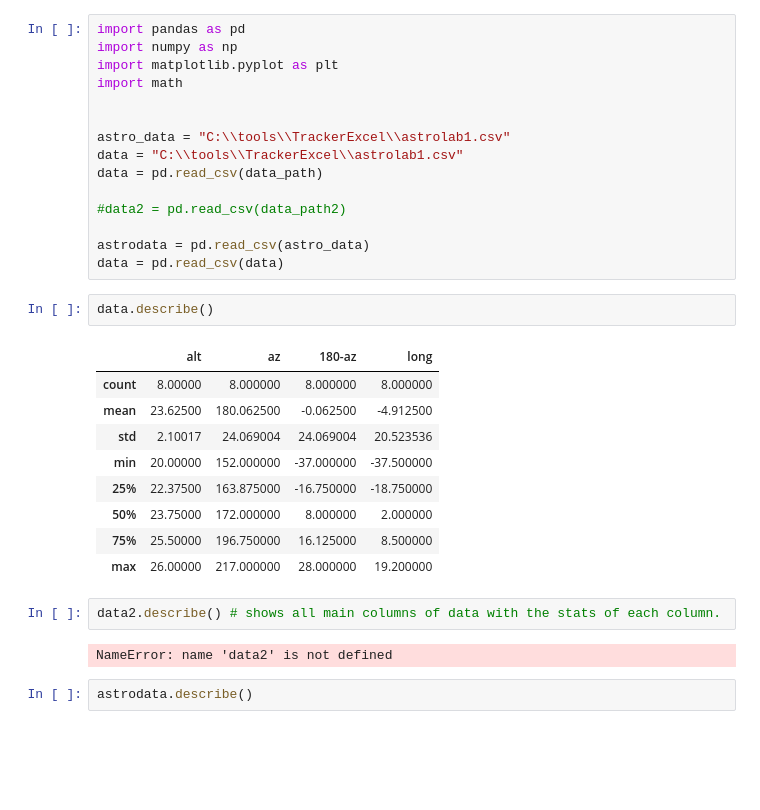
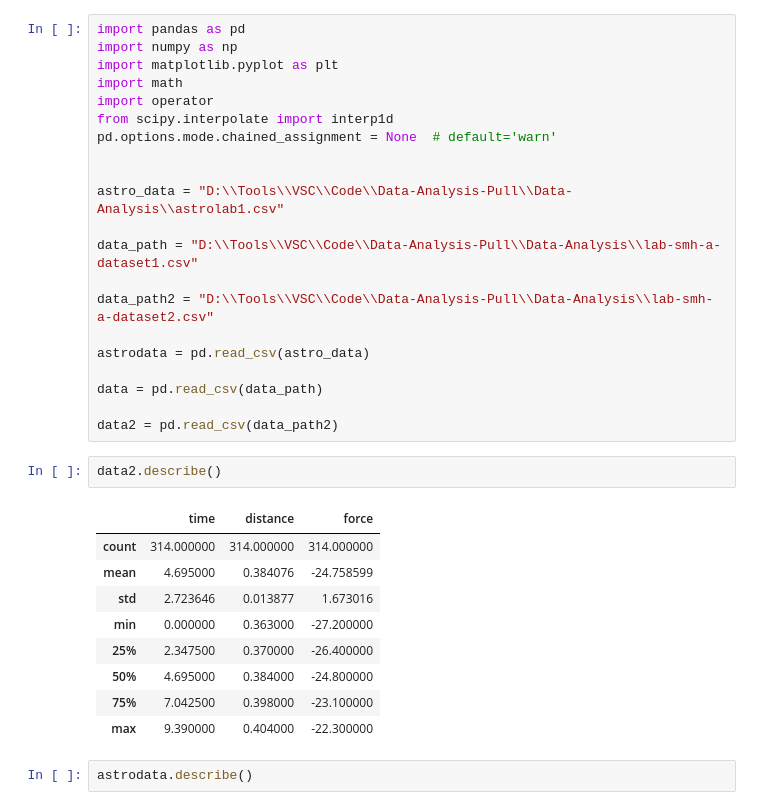
Before and after one commit to ClarkieUK/Data-Analysis, a Jupyter notebook: notebook.ipynb, the cells around one changed output. Cells and saved outputs as stored; diff of their text form; blank space fills up the shorter version.

```diff
--- a/notebook.ipynb
+++ b/notebook.ipynb
@@ -1,34 +1,36 @@
-# %%
-import pandas as pd
-import numpy as np
-import matplotlib.pyplot as plt
-import math
-
-
-astro_data = "C:\\tools\\TrackerExcel\\astrolab1.csv"
-data = "C:\\tools\\TrackerExcel\\astrolab1.csv"
-data = pd.read_csv(data_path)
-
-#data2 = pd.read_csv(data_path2)
-
-astrodata = pd.read_csv(astro_data)
-data = pd.read_csv(data)
+# %%
+import pandas as pd
+import numpy as np
+import matplotlib.pyplot as plt
+import math
+import operator
+from scipy.interpolate import interp1d
+pd.options.mode.chained_assignment = None  # default='warn'
+
+
+astro_data = "D:\\Tools\\VSC\\Code\\Data-Analysis-Pull\\Data-Analysis\\astrolab1.csv"
+
+data_path = "D:\\Tools\\VSC\\Code\\Data-Analysis-Pull\\Data-Analysis\\lab-smh-a-dataset1.csv"
+
+data_path2 = "D:\\Tools\\VSC\\Code\\Data-Analysis-Pull\\Data-Analysis\\lab-smh-a-dataset2.csv"
+
+astrodata = pd.read_csv(astro_data)
+
+data = pd.read_csv(data_path)
+
+data2 = pd.read_csv(data_path2)
 # %%
-data.describe()
+data2.describe()
 # %% [output]
-|  | alt | az | 180-az | long |
-| count | 8.00000 | 8.000000 | 8.000000 | 8.000000 |
-| mean | 23.62500 | 180.062500 | -0.062500 | -4.912500 |
-| std | 2.10017 | 24.069004 | 24.069004 | 20.523536 |
-| min | 20.00000 | 152.000000 | -37.000000 | -37.500000 |
-| 25% | 22.37500 | 163.875000 | -16.750000 | -18.750000 |
-| 50% | 23.75000 | 172.000000 | 8.000000 | 2.000000 |
-| 75% | 25.50000 | 196.750000 | 16.125000 | 8.500000 |
-| max | 26.00000 | 217.000000 | 28.000000 | 19.200000 |
+|  | time | distance | force |
+| count | 314.000000 | 314.000000 | 314.000000 |
+| mean | 4.695000 | 0.384076 | -24.758599 |
+| std | 2.723646 | 0.013877 | 1.673016 |
+| min | 0.000000 | 0.363000 | -27.200000 |
+| 25% | 2.347500 | 0.370000 | -26.400000 |
+| 50% | 4.695000 | 0.384000 | -24.800000 |
+| 75% | 7.042500 | 0.398000 | -23.100000 |
+| max | 9.390000 | 0.404000 | -22.300000 |
-# %%
-data2.describe() # shows all main columns of data with the stats of each column.
-# %% [output]
-NameError: name 'data2' is not defined
 # %%
 astrodata.describe()
 # %% [output]
```
Also changed, not shown: parts of 7 cells of this notebook, 1 other file.
